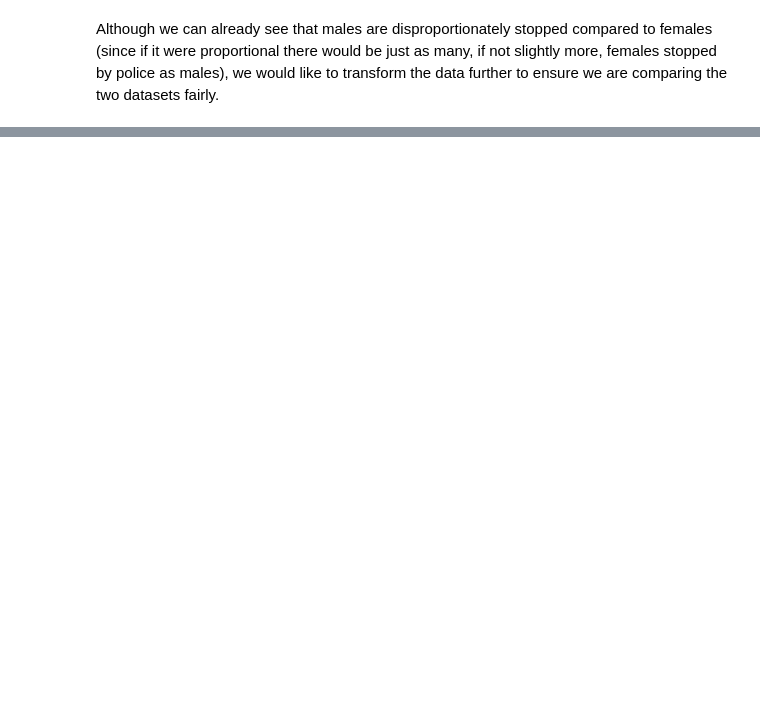
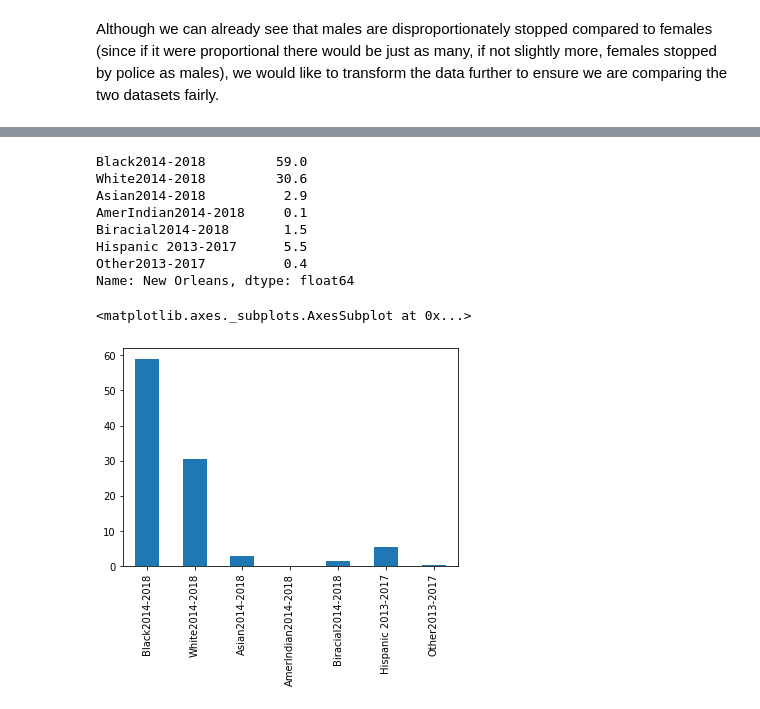
Before and after one commit to Icasas101/FinalDSTutorial, a Jupyter notebook: Final DS Tutorial.ipynb, the cells around one changed output, grey strips where cells are left out. Cells and saved outputs as stored; diff of their text form; code cells hidden in the pictures; blank space fills up the shorter version.

```diff
--- a/Final DS Tutorial.ipynb
+++ b/Final DS Tutorial.ipynb
@@ -852,0 +802,2 @@ noRaceDf.plot.bar()
+# %%
+clean_race_df = race_df.drop(columns=['Black2000', 'BlackMOE', 'White2000', 'WhiteMOE', 'Asian2000', 'AsianMOE', 'AmerIndian2000', 'AmerIndianMOE', 'Biracial2000', 'BiracialMOE', 'Hispanic2000', 'HispanicMOE', 'Other2000', 'OtherMOE'])
@@ -852,0 +827,15 @@ noRaceDf.plot.bar()
+# %%
+NOLA_race_percentage = clean_race_df.loc['New Orleans']*100
+display(NOLA_race_percentage)
+NOLA_race_percentage.plot.bar(x = 'Race and year')
+# %% [output]
+Black2014-2018         59.0
+White2014-2018         30.6
+Asian2014-2018          2.9
+AmerIndian2014-2018     0.1
+Biracial2014-2018       1.5
+Hispanic 2013-2017      5.5
+Other2013-2017          0.4
+Name: New Orleans, dtype: float64
+<matplotlib.axes._subplots.AxesSubplot at 0x...>
+[figure, added]
```
Also changed, not shown: parts of 18 cells of this notebook.
